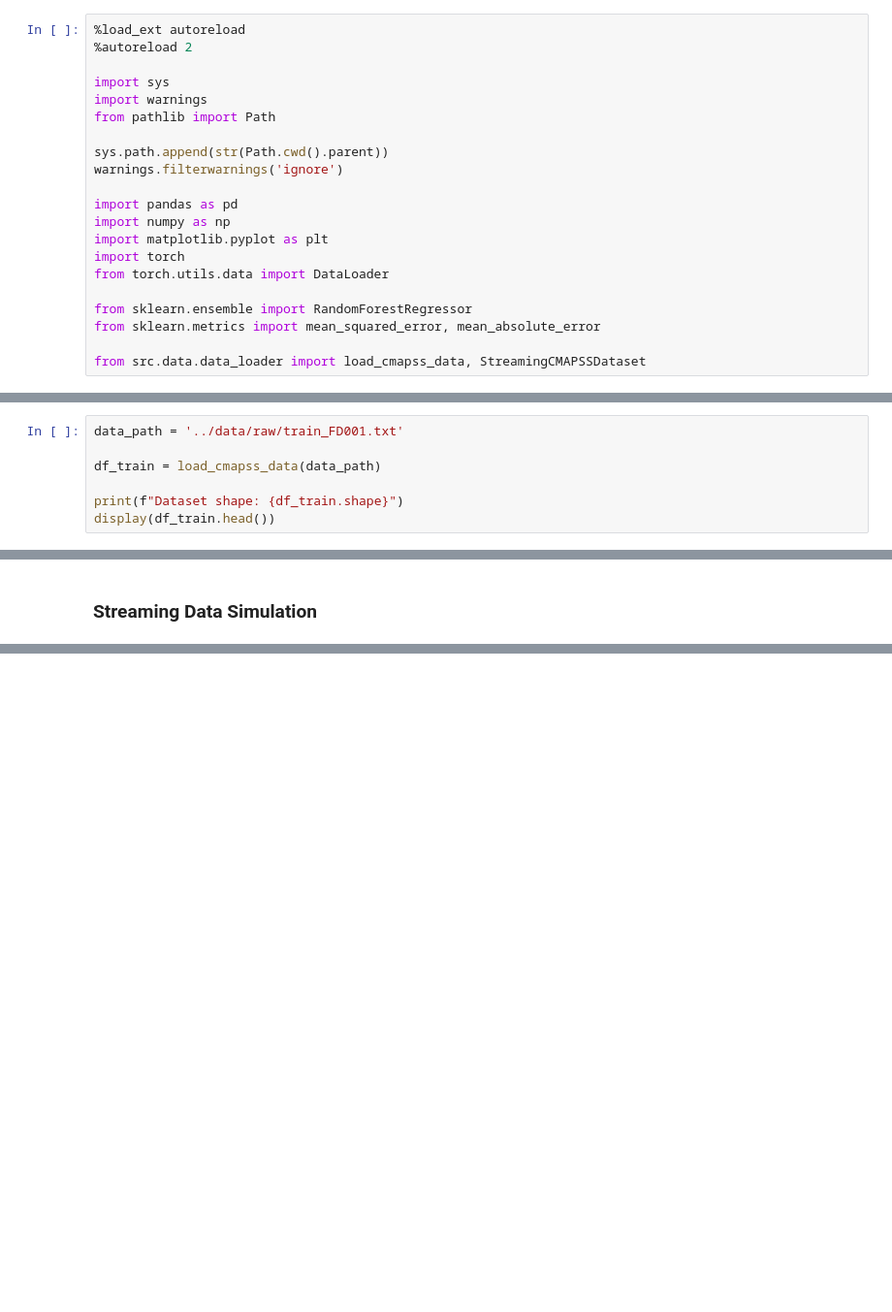
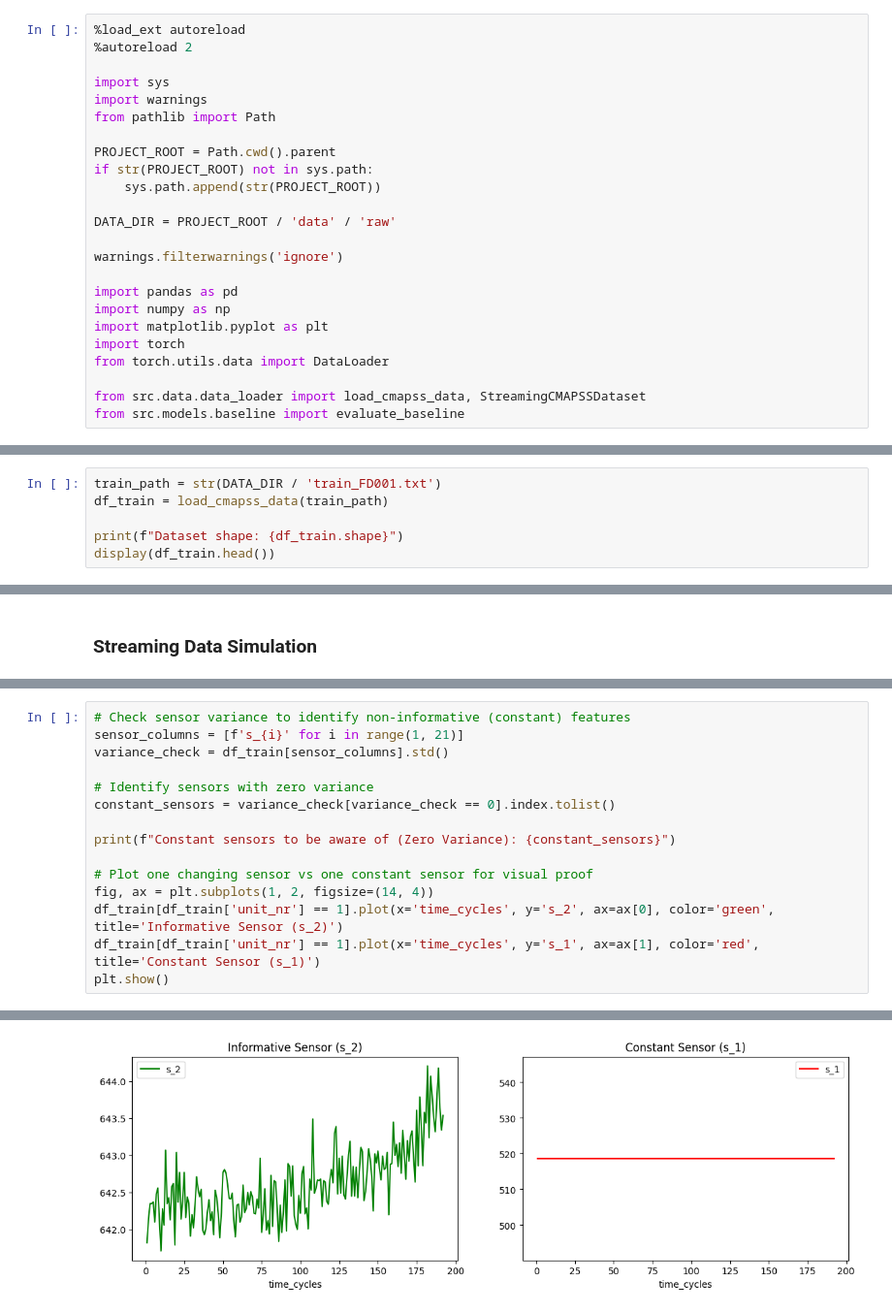
Before and after one commit to weronpas/PML_Final_Project, a Jupyter notebook: notebooks/01_eda.ipynb, the cells around one changed output, grey strips where cells are left out. Shown at 97% size. Saved outputs shown, nothing was run; the diff lists cells and outputs as text; blank space fills up the shorter version.

```diff
--- a/notebooks/01_eda.ipynb
+++ b/notebooks/01_eda.ipynb
@@ -10,7 +10,12 @@ import sys
 import warnings
 from pathlib import Path
 
-sys.path.append(str(Path.cwd().parent))
+PROJECT_ROOT = Path.cwd().parent
+if str(PROJECT_ROOT) not in sys.path:
+    sys.path.append(str(PROJECT_ROOT))
+
+DATA_DIR = PROJECT_ROOT / 'data' / 'raw'
+
 warnings.filterwarnings('ignore')
 
 import pandas as pd
@@ -19,7 +24,5 @@ import matplotlib.pyplot as plt
 import torch
 from torch.utils.data import DataLoader
 
-from sklearn.ensemble import RandomForestRegressor
-from sklearn.metrics import mean_squared_error, mean_absolute_error
-
 from src.data.data_loader import load_cmapss_data, StreamingCMAPSSDataset
+from src.models.baseline import evaluate_baseline
@@ -26,9 +32,8 @@ from src.data.data_loader import load_cmapss_data, StreamingCMAPSSDataset
 # %% [markdown]
 ### Data Loading and Preprocessing
 # %%
-data_path = '../data/raw/train_FD001.txt'
-
-df_train = load_cmapss_data(data_path)
+train_path = str(DATA_DIR / 'train_FD001.txt')
+df_train = load_cmapss_data(train_path)
 
 print(f"Dataset shape: {df_train.shape}")
 display(df_train.head())
@@ -61,0 +65,16 @@ Target batch shape (y):  torch.Size([32, 1])
+# %%
+# Check sensor variance to identify non-informative (constant) features
+sensor_columns = [f's_{i}' for i in range(1, 21)]
+variance_check = df_train[sensor_columns].std()
+
+# Identify sensors with zero variance
+constant_sensors = variance_check[variance_check == 0].index.tolist()
+
+print(f"Constant sensors to be aware of (Zero Variance): {constant_sensors}")
+
+# Plot one changing sensor vs one constant sensor for visual proof
+fig, ax = plt.subplots(1, 2, figsize=(14, 4))
+df_train[df_train['unit_nr'] == 1].plot(x='time_cycles', y='s_2', ax=ax[0], color='green', title='Informative Sensor (s_2)')
+df_train[df_train['unit_nr'] == 1].plot(x='time_cycles', y='s_1', ax=ax[1], color='red', title='Constant Sensor (s_1)')
+plt.show()
+# %% [output]
@@ -62 +82,2 @@ Target batch shape (y):  torch.Size([32, 1])
+[figure, added]
 # %% [markdown]
```
Also changed, not shown: parts of 9 cells of this notebook, 1 other file.
